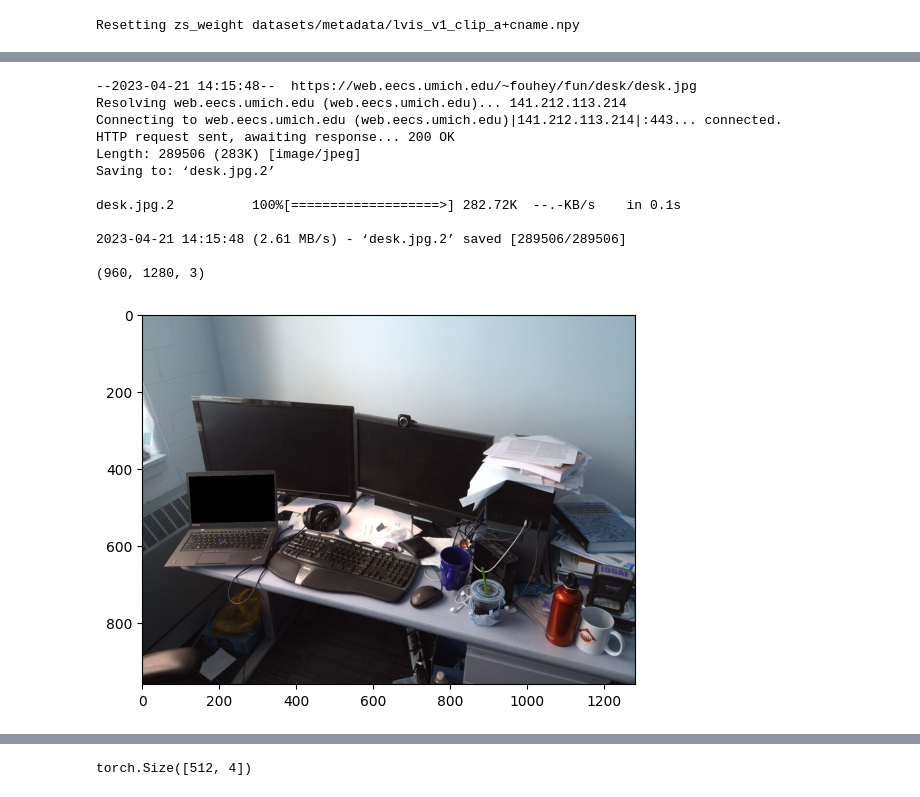
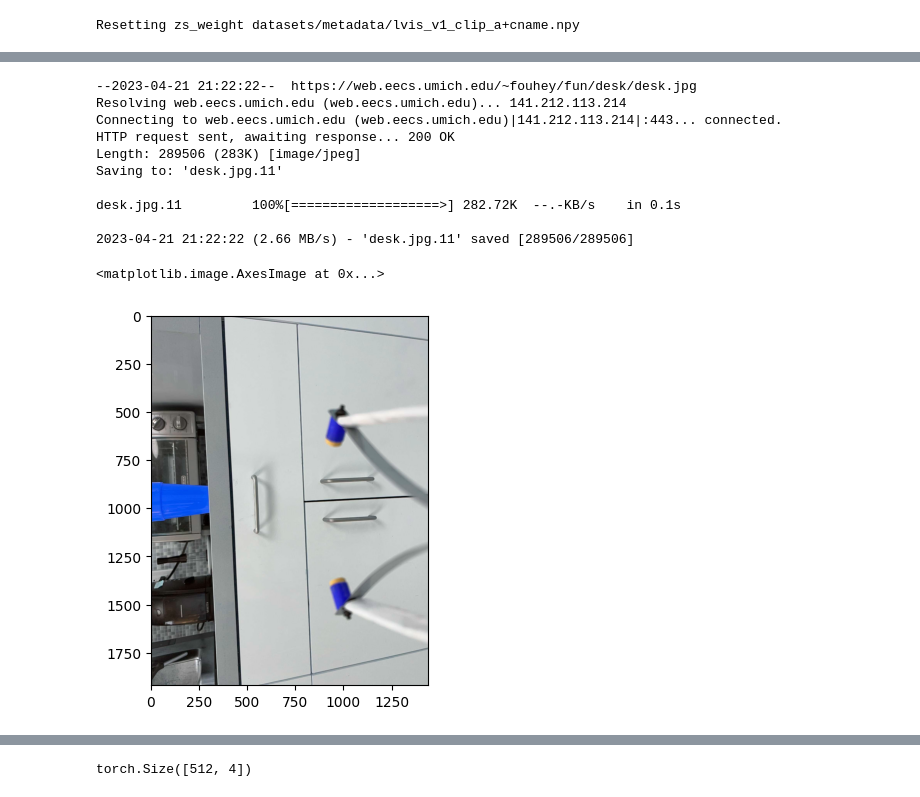
Before and after one commit to irmakguzey/clip-policy, a Jupyter notebook: clip_embeddings.ipynb, the cells around one changed output, grey strips where cells are left out. Cells and saved outputs as stored; diff of their text form; code cells hidden in the pictures.

```diff
--- a/clip_embeddings.ipynb
+++ b/clip_embeddings.ipynb
@@ -65,19 +74,17 @@ Resetting zs_weight datasets/metadata/lvis_v1_clip_a+cname.npy
 # %%
 !wget https://web.eecs.umich.edu/~fouhey/fun/desk/desk.jpg
-im = cv2.imread("./desk.jpg")
-plt.imshow(im)
-print(im.shape)
+im = cv2.imread("/scratch/ar7420/VINN/clip-policy/data/2023-04-21--14-23-28_0/images/0001.jpg")
+plt.imshow(np.rot90(im))
 # %% [output]
---2023-04-21 14:15:48--  https://web.eecs.umich.edu/~fouhey/fun/desk/desk.jpg
+--2023-04-21 21:22:22--  https://web.eecs.umich.edu/~fouhey/fun/desk/desk.jpg
 Resolving web.eecs.umich.edu (web.eecs.umich.edu)... 141.212.113.214
 Connecting to web.eecs.umich.edu (web.eecs.umich.edu)|141.212.113.214|:443... connected.
 HTTP request sent, awaiting response... 200 OK
 Length: 289506 (283K) [image/jpeg]
-Saving to: ‘desk.jpg.2’
+Saving to: 'desk.jpg.11'
 
-desk.jpg.2          100%[===================>] 282.72K  --.-KB/s    in 0.1s
+desk.jpg.11         100%[===================>] 282.72K  --.-KB/s    in 0.1s
 
-2023-04-21 14:15:48 (2.61 MB/s) - ‘desk.jpg.2’ saved [289506/289506]
-
-(960, 1280, 3)
+2023-04-21 21:22:22 (2.66 MB/s) - 'desk.jpg.11' saved [289506/289506]
+<matplotlib.image.AxesImage at 0x...>
-[figure, old version]
+[figure, new version]
```
Also changed, not shown: parts of 9 cells of this notebook, 12 other files.
